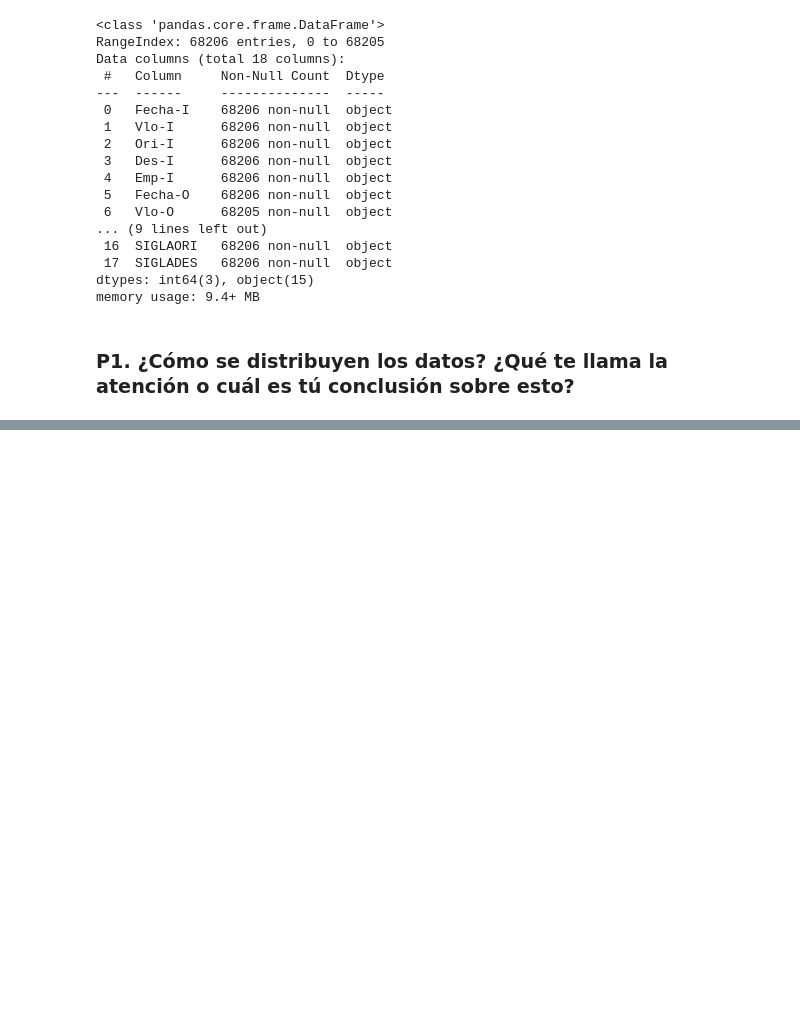
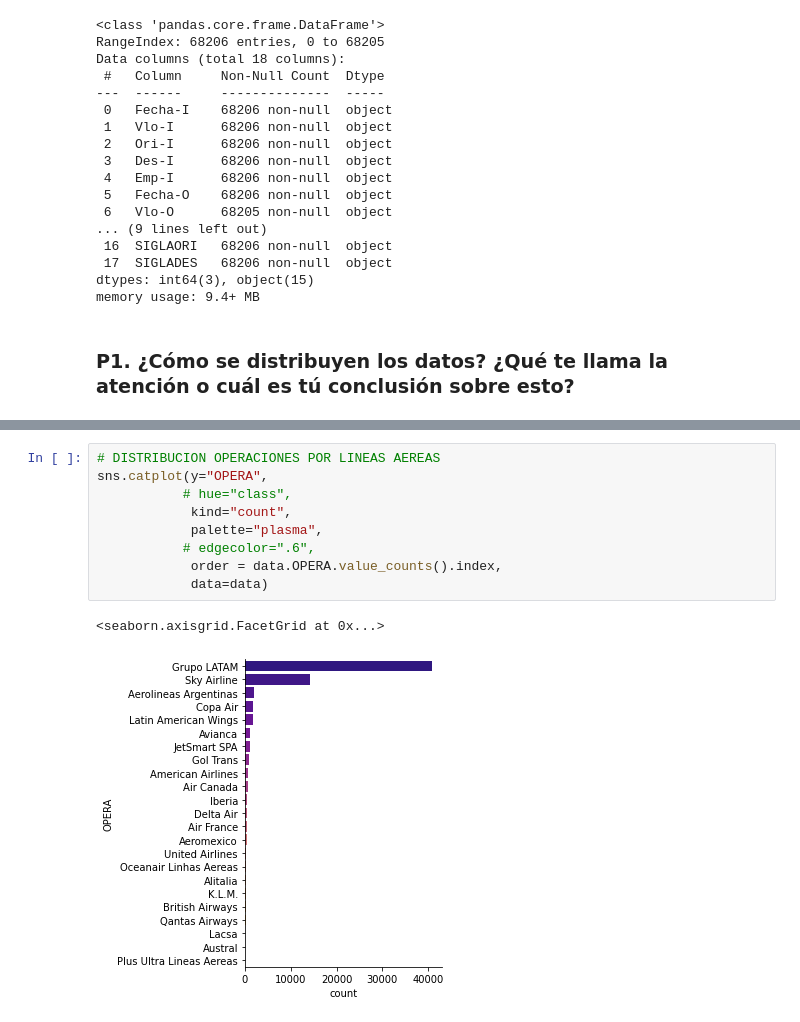
Before and after one commit to samuelsoc/Data-Scientist-Challenge, a Jupyter notebook: solution.ipynb, the cells around one changed output, grey strips where cells are left out. Cells and saved outputs as stored; diff of their text form; blank space fills up the shorter version.

```diff
--- a/solution.ipynb
+++ b/solution.ipynb
@@ -57,0 +118,12 @@ Name: SIGLADES, Length: 62, dtype: float64
+# %%
+# DISTRIBUCION OPERACIONES POR LINEAS AEREAS
+sns.catplot(y="OPERA",
+           # hue="class",
+            kind="count",
+            palette="plasma",
+           # edgecolor=".6",
+            order = data.OPERA.value_counts().index,
+            data=data)
+# %% [output]
+<seaborn.axisgrid.FacetGrid at 0x...>
+[figure, added]
```
Also changed, not shown: parts of 12 cells of this notebook.
